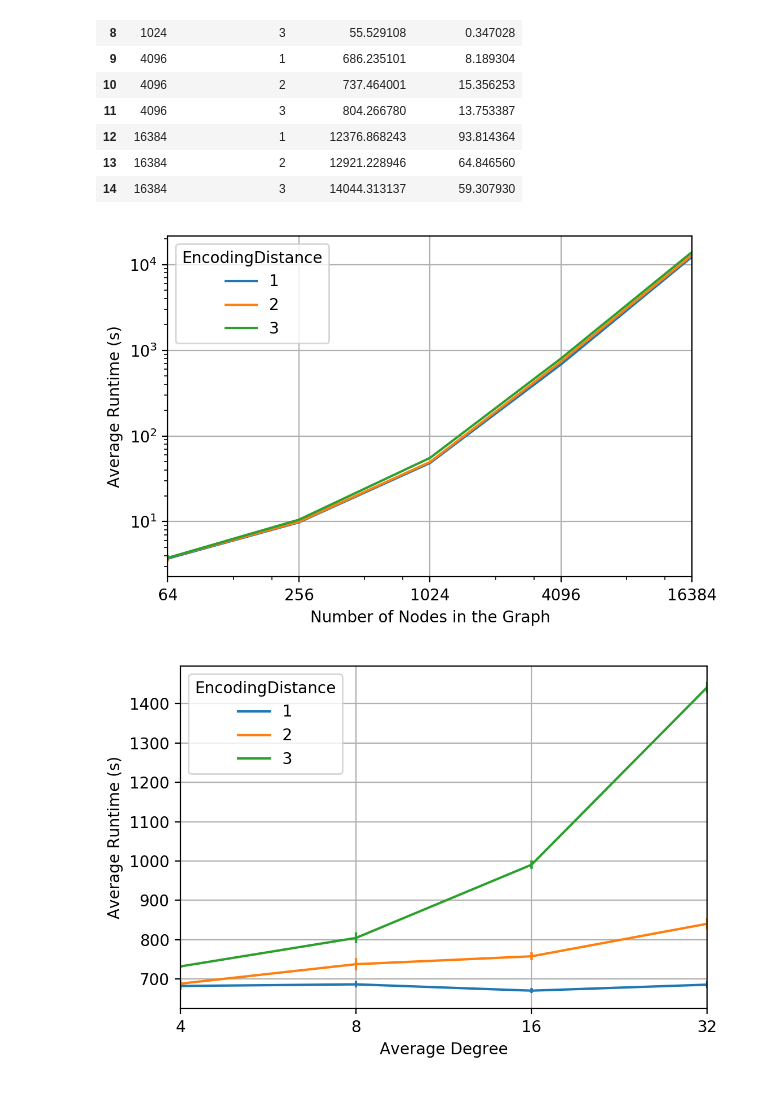
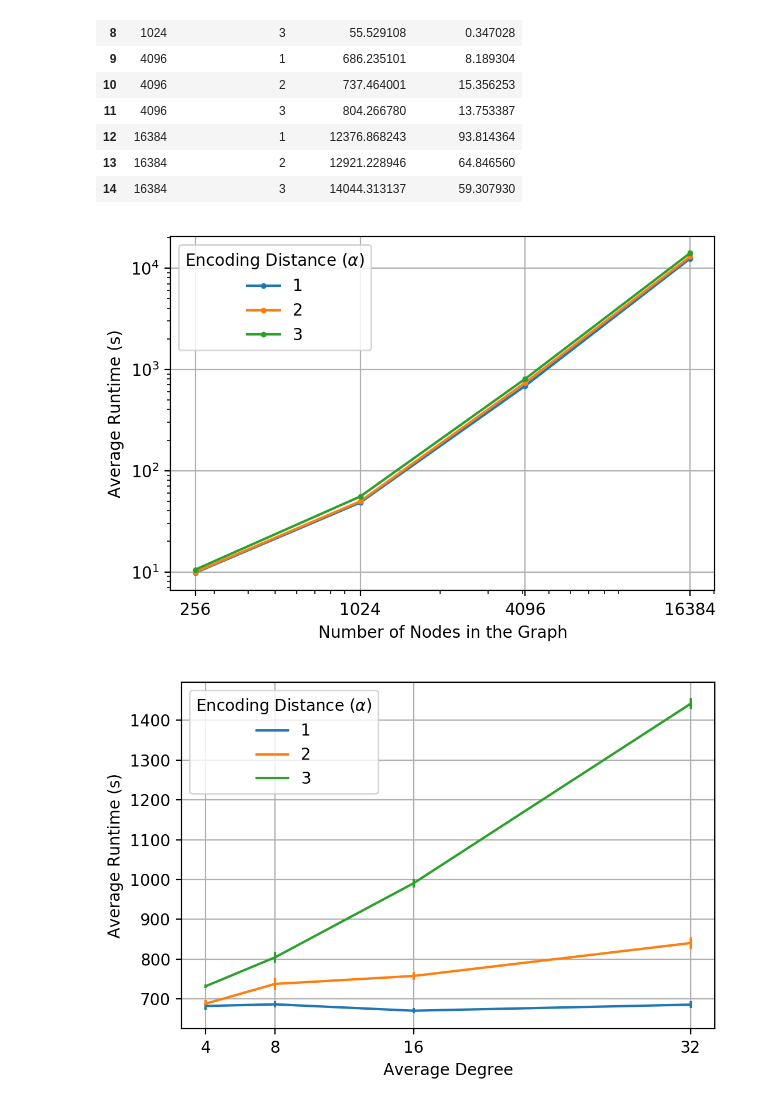
Before and after one commit to nur-ag/IGEL, a Jupyter notebook: notebooks/ScalabilityAnalysis.ipynb, the cells around one changed output. Saved outputs shown, nothing was run; the diff lists cells and outputs as text; code cells hidden in the pictures.

Commit message:
Final commit with the updated scalability plots

```diff
--- a/notebooks/ScalabilityAnalysis.ipynb
+++ b/notebooks/ScalabilityAnalysis.ipynb
@@ -64,30 +64,37 @@ nodes_df
 # %%
 fig, ax = plt.subplots(figsize=(6, 4), dpi=200)
 #plt.title('Average Runtime vs. Nodes in Graph')
-ax.set_xscale('log', basex=4)
+ax.set_xscale('log', basex=10)
 ax.set_yscale('log', basex=10)
 
-node_values = nodes_df.Nodes.unique()
-nodes_df.groupby(['Nodes', 'EncodingDistance']).first().unstack().plot(y='TotalRuntimeMean',
+ENCODING_DISTANCE_STRING = 'Encoding Distance ($\\alpha$)'
+
+nodes_large_df = nodes_df[nodes_df.Nodes >= 256]
+nodes_large_df.columns = ['Nodes', ENCODING_DISTANCE_STRING, 'TotalRuntimeMean', 'TotalRuntimeStd']
+node_values = nodes_large_df.Nodes.unique()
+nodes_large_df.groupby(['Nodes', ENCODING_DISTANCE_STRING]).first().unstack().plot(y='TotalRuntimeMean',
                                                                        legend=True,
                                                                        ax=ax,
                                                                        xticks=node_values,
-                                                                       yerr='TotalRuntimeStd')
+                                                                       yerr='TotalRuntimeStd',
+                                                                       marker='.',
+                                                                       markersize=5)
 ax.set_xlabel('Number of Nodes in the Graph')
 ax.set_xticklabels([str(n) for n in node_values])
 ax.set_ylabel('Average Runtime (s)')
 plt.grid()
 fig.savefig('../output/ScalabilityNodesRuntime.pdf')
 # %% [output]
-[figure, old version]
+[figure, new version]
 # %%
 fig, ax = plt.subplots(figsize=(6, 4), dpi=200)
 #plt.title('Average Runtime vs. Average Degree')
-ax.set_xscale('log', basex=2)
+#ax.set_xscale('log', basex=2)
 #ax.set_yscale('log', basex=10)
 
 degree_values = avg_edges_df.AverageEdges.unique()
-avg_edges_df.groupby(['AverageEdges', 'EncodingDistance']).first().unstack().plot(y='TotalRuntimeMean',
+avg_edges_df.columns = ['AverageEdges', ENCODING_DISTANCE_STRING, 'TotalRuntimeMean', 'TotalRuntimeStd']
+avg_edges_df.groupby(['AverageEdges', ENCODING_DISTANCE_STRING]).first().unstack().plot(y='TotalRuntimeMean',
                                                                                   legend=True,
                                                                                   ax=ax,
                                                                                   xticks=degree_values,
@@ -98,4 +105,4 @@ ax.set_ylabel('Average Runtime (s)')
 plt.grid()
 fig.savefig('../output/ScalabilityEdgesRuntime.pdf')
 # %% [output]
-[figure, old version]
+[figure, new version]
```
